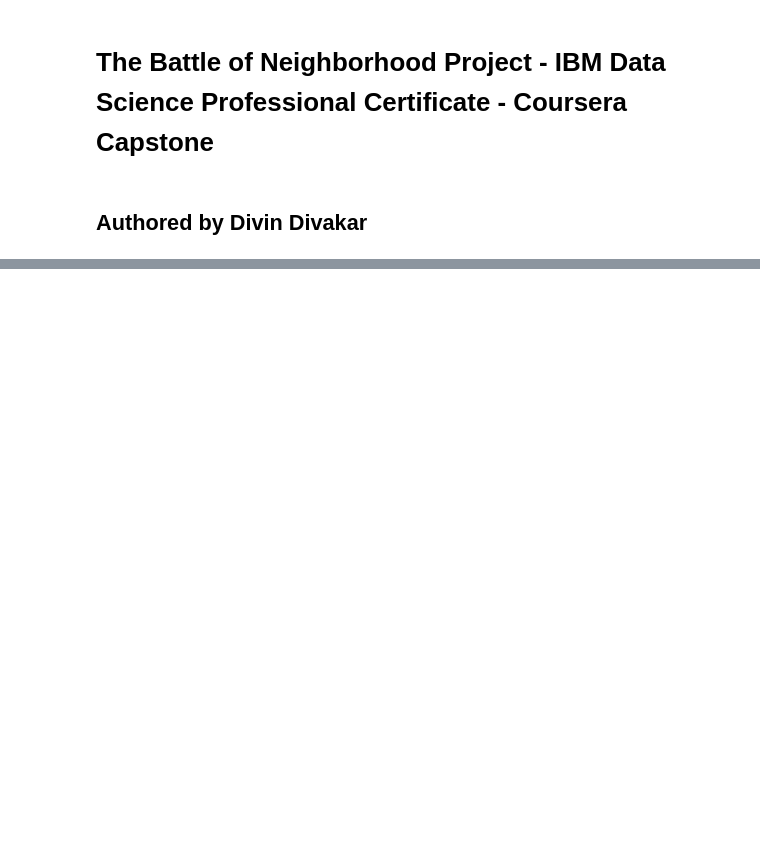
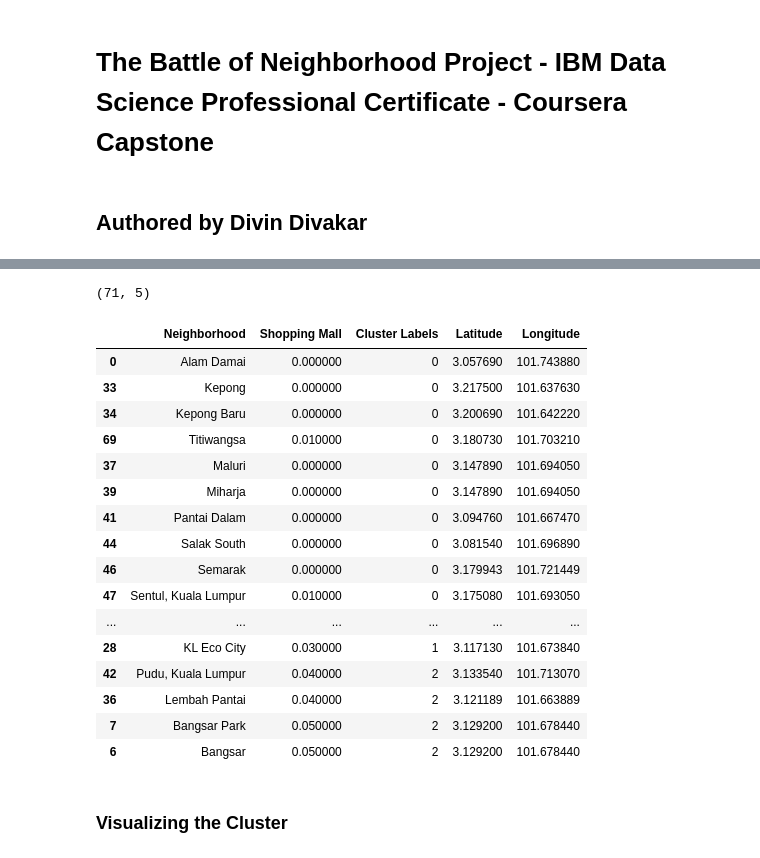
Before and after one commit to divindivakar/Coursera_Capstone, a Jupyter notebook: The Battle of Neighborhood.ipynb, the cells around one changed output, grey strips where cells are left out. Saved outputs shown, nothing was run; the diff lists cells and outputs as text; code cells hidden in the pictures; blank space fills up the shorter version.

```diff
--- a/The Battle of Neighborhood.ipynb
+++ b/The Battle of Neighborhood.ipynb
@@ -157,0 +346,5 @@ neighborhoods_venues_sorted.head()
+# %%
+kclusters = 3
+kl_clustering = kl_mall.drop(["Neighborhoods"], 1)
+kmeans = KMeans(n_clusters=kclusters, random_state=0).fit(kl_clustering)
+kmeans.labels_[0:10]
@@ -157,0 +353,6 @@ neighborhoods_venues_sorted.head()
+# %%
+kl_merged = kl_mall.copy()
+kl_merged["Cluster Labels"] = kmeans.labels_
+# %%
+kl_merged.rename(columns={"Neighborhoods": "Neighborhood"}, inplace=True)
+kl_merged.head()
@@ -157,0 +366,4 @@ neighborhoods_venues_sorted.head()
+# %%
+kl_merged = kl_merged.join(kl_df.set_index("Neighborhood"), on="Neighborhood")
+print(kl_merged.shape)
+kl_merged.head()
@@ -157,0 +378,25 @@ neighborhoods_venues_sorted.head()
+# %%
+print(kl_merged.shape)
+kl_merged.sort_values(["Cluster Labels"], inplace=True)
+kl_merged
+# %% [output]
+(71, 5)
+|  | Neighborhood | Shopping Mall | Cluster Labels | Latitude | Longitude |
+| 0 | Alam Damai | 0.000000 | 0 | 3.057690 | 101.743880 |
+| 33 | Kepong | 0.000000 | 0 | 3.217500 | 101.637630 |
+| 34 | Kepong Baru | 0.000000 | 0 | 3.200690 | 101.642220 |
+| 69 | Titiwangsa | 0.010000 | 0 | 3.180730 | 101.703210 |
+| 37 | Maluri | 0.000000 | 0 | 3.147890 | 101.694050 |
+| 39 | Miharja | 0.000000 | 0 | 3.147890 | 101.694050 |
+| 41 | Pantai Dalam | 0.000000 | 0 | 3.094760 | 101.667470 |
+| 44 | Salak South | 0.000000 | 0 | 3.081540 | 101.696890 |
+| 46 | Semarak | 0.000000 | 0 | 3.179943 | 101.721449 |
+| 47 | Sentul, Kuala Lumpur | 0.010000 | 0 | 3.175080 | 101.693050 |
+| ... | ... | ... | ... | ... | ... |
+| 28 | KL Eco City | 0.030000 | 1 | 3.117130 | 101.673840 |
+| 42 | Pudu, Kuala Lumpur | 0.040000 | 2 | 3.133540 | 101.713070 |
+| 36 | Lembah Pantai | 0.040000 | 2 | 3.121189 | 101.663889 |
+| 7 | Bangsar Park | 0.050000 | 2 | 3.129200 | 101.678440 |
+| 6 | Bangsar | 0.050000 | 2 | 3.129200 | 101.678440 |
+# %% [markdown]
+### Visualizing the Cluster
```
Also changed, not shown: parts of 68 cells of this notebook.
